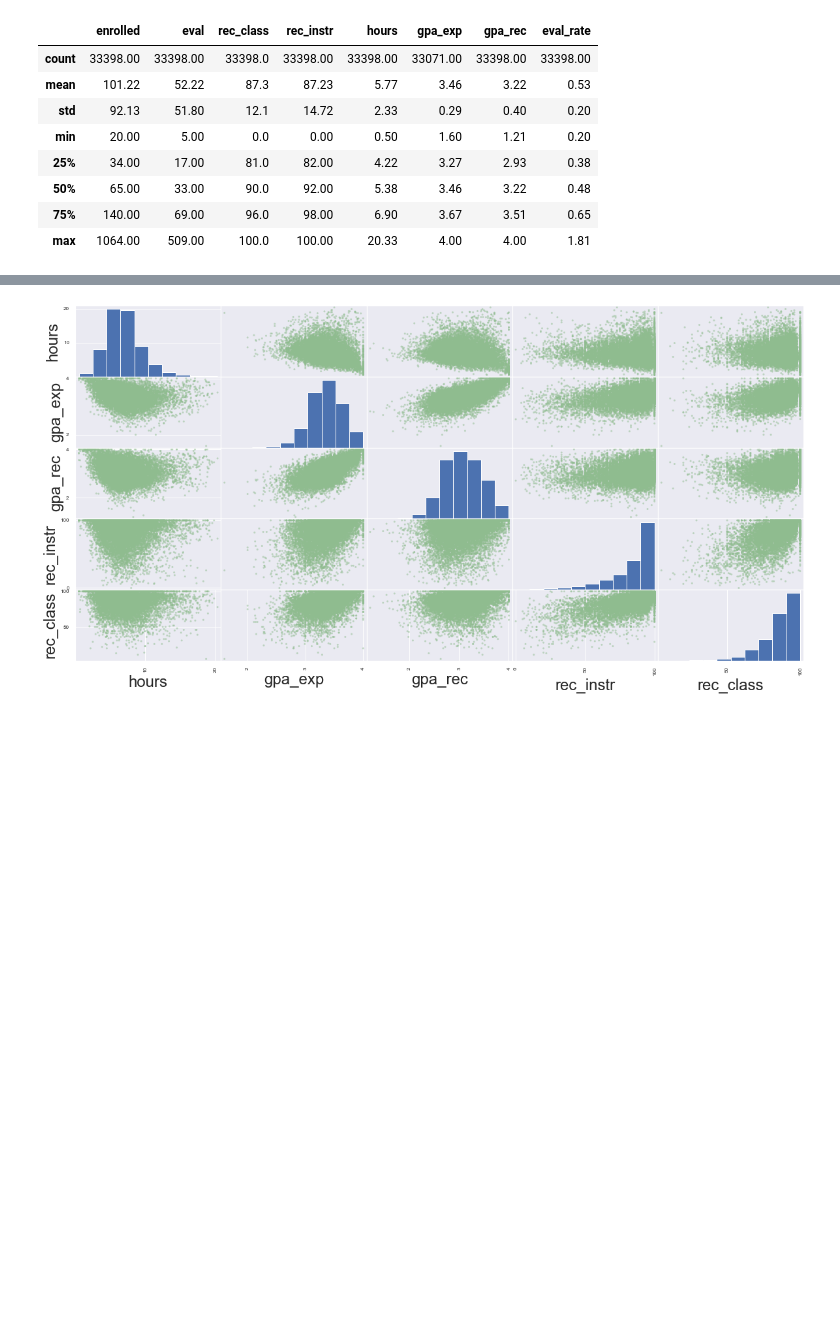
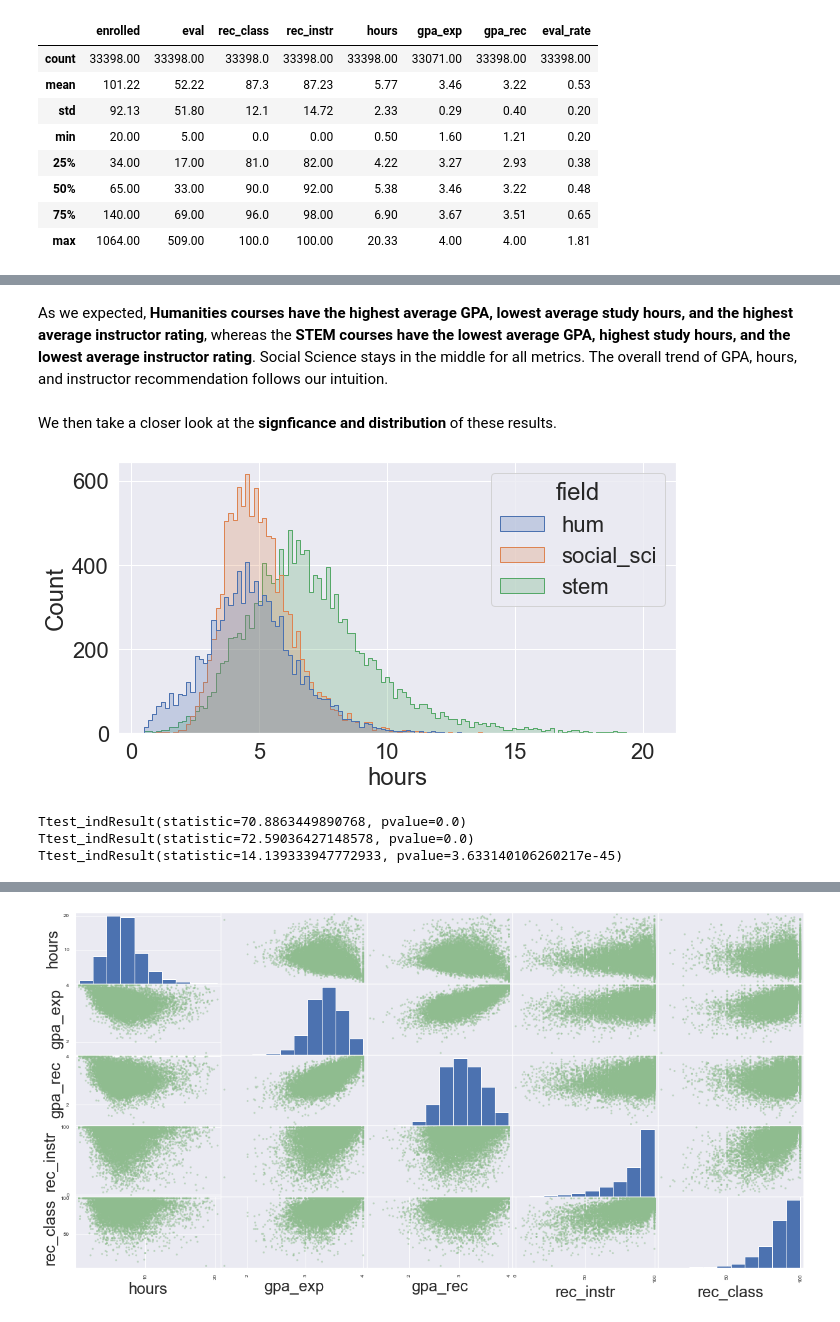
Before and after one commit to p-ghag/DataScience, a Jupyter notebook: FinalProject_group046.ipynb, the cells around one changed output, grey strips where cells are left out. Saved outputs shown, nothing was run; the diff lists cells and outputs as text; code cells hidden in the pictures; blank space fills up the shorter version.

```diff
--- a/FinalProject_group046.ipynb
+++ b/FinalProject_group046.ipynb
@@ -332,0 +397,17 @@ cape_hum = cape[cape['field'] == "hum"]
+# %% [markdown]
+As we expected, __Humanities courses have the highest average GPA, lowest average study hours, and the highest average instructor rating__, whereas the __STEM courses have the lowest average GPA, highest study hours, and the lowest average instructor rating__. Social Science stays in the middle for all metrics. The overall trend of GPA, hours, and instructor recommendation follows our intuition.
+# %% [markdown]
+We then take a closer look at the __signficance and distribution__ of these results.
+# %%
+# generate comparative histograms of the three categories of courses in regard of studying hours
+plot_hours = sns.histplot(cape, x="hours", hue="field", element="step")
+# %% [output]
+[figure, added]
+# %%
+print(stats.ttest_ind(cape_stem["hours"], cape_social_sci["hours"]))
+print(stats.ttest_ind(cape_stem["hours"], cape_hum["hours"]))
+print(stats.ttest_ind(cape_social_sci["hours"], cape_hum["hours"]))
+# %% [output]
+Ttest_indResult(statistic=70.8863449890768, pvalue=0.0)
+Ttest_indResult(statistic=72.59036427148578, pvalue=0.0)
+Ttest_indResult(statistic=14.139333947772933, pvalue=3.633140106260217e-45)
```
Also changed, not shown: parts of 46 cells of this notebook.
